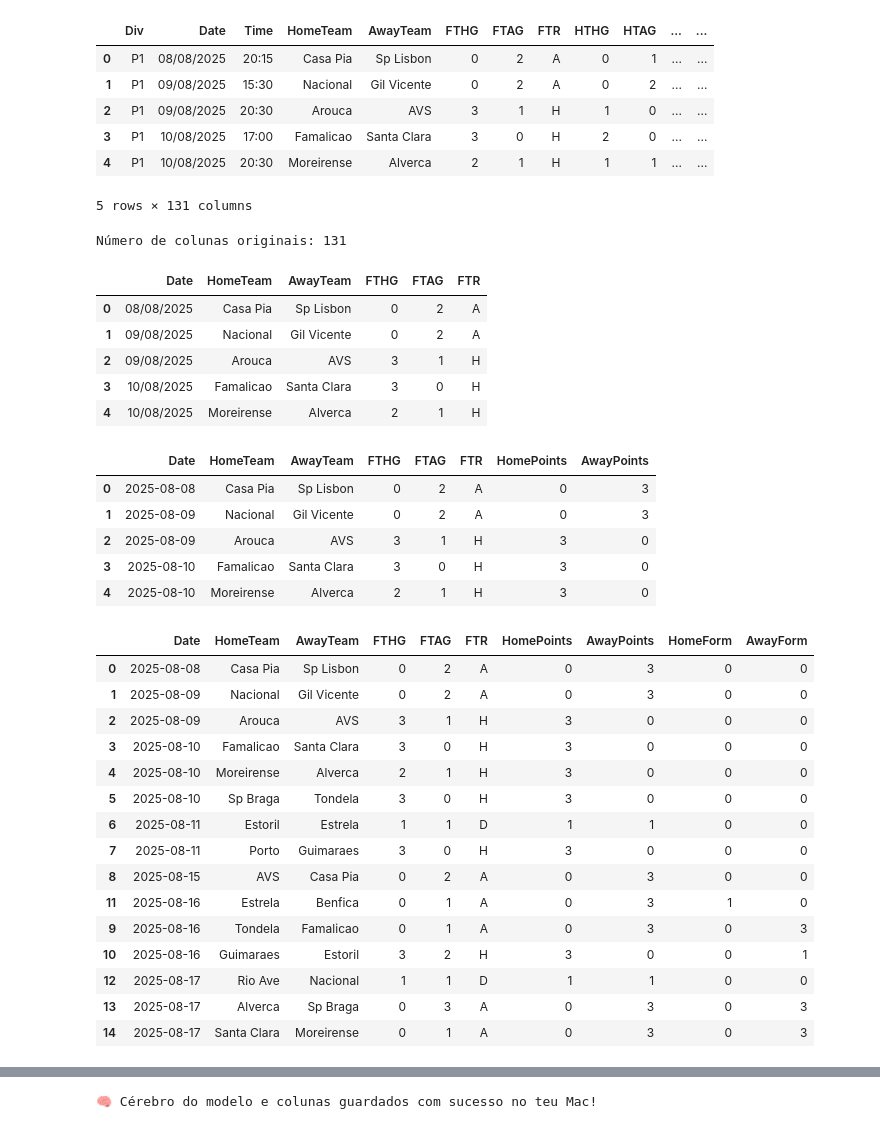
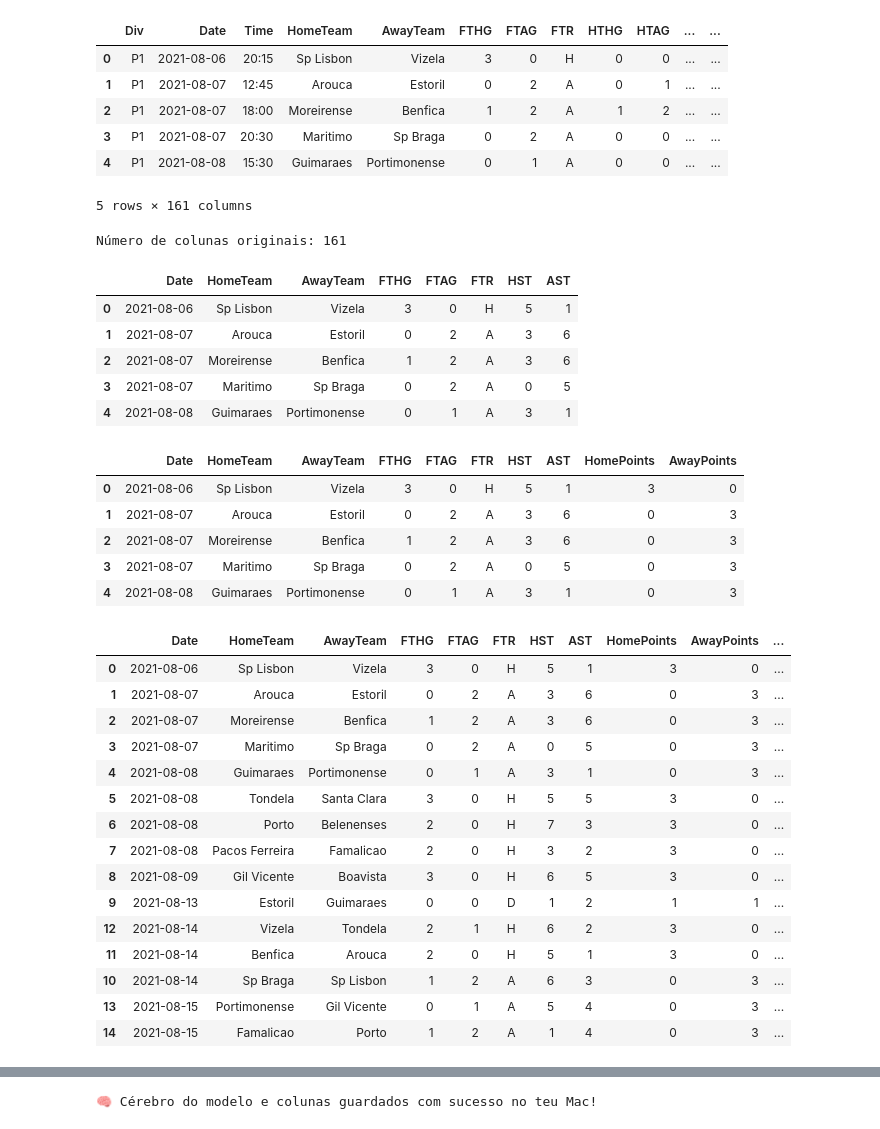
Before and after one commit to guitavares8/Football_ai_Predictor, a Jupyter notebook: 1_analise_exploratoria.ipynb, the cells around one changed output, grey strips where cells are left out. Saved outputs shown, nothing was run; the diff lists cells and outputs as text; code cells hidden in the pictures.

```diff
--- a/1_analise_exploratoria.ipynb
+++ b/1_analise_exploratoria.ipynb
@@ -1,22 +1,22 @@
 # %%
 import pandas as pd
 
-df = pd.read_csv('data/P1.csv')
+df = pd.read_csv('data/P1_Mestre_5epocas.csv')
 
 df.head()
 # %% [output]
 |  | Div | Date | Time | HomeTeam | AwayTeam | FTHG | FTAG | FTR | HTHG | HTAG | ... | ... |
-| 0 | P1 | 08/08/2025 | 20:15 | Casa Pia | Sp Lisbon | 0 | 2 | A | 0 | 1 | ... | ... |
-| 1 | P1 | 09/08/2025 | 15:30 | Nacional | Gil Vicente | 0 | 2 | A | 0 | 2 | ... | ... |
-| 2 | P1 | 09/08/2025 | 20:30 | Arouca | AVS | 3 | 1 | H | 1 | 0 | ... | ... |
-| 3 | P1 | 10/08/2025 | 17:00 | Famalicao | Santa Clara | 3 | 0 | H | 2 | 0 | ... | ... |
-| 4 | P1 | 10/08/2025 | 20:30 | Moreirense | Alverca | 2 | 1 | H | 1 | 1 | ... | ... |
+| 0 | P1 | 2021-08-06 | 20:15 | Sp Lisbon | Vizela | 3 | 0 | H | 0 | 0 | ... | ... |
+| 1 | P1 | 2021-08-07 | 12:45 | Arouca | Estoril | 0 | 2 | A | 0 | 1 | ... | ... |
+| 2 | P1 | 2021-08-07 | 18:00 | Moreirense | Benfica | 1 | 2 | A | 1 | 2 | ... | ... |
+| 3 | P1 | 2021-08-07 | 20:30 | Maritimo | Sp Braga | 0 | 2 | A | 0 | 0 | ... | ... |
+| 4 | P1 | 2021-08-08 | 15:30 | Guimaraes | Portimonense | 0 | 1 | A | 0 | 0 | ... | ... |
-5 rows × 131 columns
+5 rows × 161 columns
 # %%
 
 print("Número de colunas originais:", len(df.columns))
 
-colunas_importantes = ['Date', 'HomeTeam', 'AwayTeam', 'FTHG', 'FTAG', 'FTR']
+colunas_importantes = ['Date', 'HomeTeam', 'AwayTeam', 'FTHG', 'FTAG', 'FTR', 'HST', 'AST']
 
 
 df_limpo = df[colunas_importantes].copy()
@@ -24,51 +24,50 @@ df_limpo = df[colunas_importantes].copy()
 
 df_limpo.head()
 # %% [output]
-Número de colunas originais: 131
+Número de colunas originais: 161
-|  | Date | HomeTeam | AwayTeam | FTHG | FTAG | FTR |
-| 0 | 08/08/2025 | Casa Pia | Sp Lisbon | 0 | 2 | A |
-| 1 | 09/08/2025 | Nacional | Gil Vicente | 0 | 2 | A |
-| 2 | 09/08/2025 | Arouca | AVS | 3 | 1 | H |
-| 3 | 10/08/2025 | Famalicao | Santa Clara | 3 | 0 | H |
-| 4 | 10/08/2025 | Moreirense | Alverca | 2 | 1 | H |
+|  | Date | HomeTeam | AwayTeam | FTHG | FTAG | FTR | HST | AST |
+| 0 | 2021-08-06 | Sp Lisbon | Vizela | 3 | 0 | H | 5 | 1 |
+| 1 | 2021-08-07 | Arouca | Estoril | 0 | 2 | A | 3 | 6 |
+| 2 | 2021-08-07 | Moreirense | Benfica | 1 | 2 | A | 3 | 6 |
+| 3 | 2021-08-07 | Maritimo | Sp Braga | 0 | 2 | A | 0 | 5 |
+| 4 | 2021-08-08 | Guimaraes | Portimonense | 0 | 1 | A | 3 | 1 |
 # %%
 import pandas as pd
 
 
-df_limpo['Date'] = pd.to_datetime(df_limpo['Date'], dayfirst=True)
+df_limpo['Date'] = pd.to_datetime(df_limpo['Date'], format='mixed')
 df_limpo = df_limpo.sort_values(by='Date')
 
 
 def calcula_pontos_casa(resultado):
     if resultado == 'H':
         return 3
     elif resultado == 'D':
         return 1
     else:
         return 0
-
 
 def calcula_pontos_fora(resultado):
     if resultado == 'A':
         return 3
     elif resultado == 'D':
         return 1
     else:
         return 0
 
 
 df_limpo['HomePoints'] = df_limpo['FTR'].apply(calcula_pontos_casa)
 df_limpo['AwayPoints'] = df_limpo['FTR'].apply(calcula_pontos_fora)
 
 
 df_limpo.head()
 # %% [output]
-|  | Date | HomeTeam | AwayTeam | FTHG | FTAG | FTR | HomePoints | AwayPoints |
-| 0 | 2025-08-08 | Casa Pia | Sp Lisbon | 0 | 2 | A | 0 | 3 |
-| 1 | 2025-08-09 | Nacional | Gil Vicente | 0 | 2 | A | 0 | 3 |
-| 2 | 2025-08-09 | Arouca | AVS | 3 | 1 | H | 3 | 0 |
-| 3 | 2025-08-10 | Famalicao | Santa Clara | 3 | 0 | H | 3 | 0 |
-| 4 | 2025-08-10 | Moreirense | Alverca | 2 | 1 | H | 3 | 0 |
+|  | Date | HomeTeam | AwayTeam | FTHG | FTAG | FTR | HST | AST | HomePoints | AwayPoints |
+| 0 | 2021-08-06 | Sp Lisbon | Vizela | 3 | 0 | H | 5 | 1 | 3 | 0 |
+| 1 | 2021-08-07 | Arouca | Estoril | 0 | 2 | A | 3 | 6 | 0 | 3 |
+| 2 | 2021-08-07 | Moreirense | Benfica | 1 | 2 | A | 3 | 6 | 0 | 3 |
+| 3 | 2021-08-07 | Maritimo | Sp Braga | 0 | 2 | A | 0 | 5 | 0 | 3 |
+| 4 | 2021-08-08 | Guimaraes | Portimonense | 0 | 1 | A | 3 | 1 | 0 | 3 |
 # %%
 
 df_limpo['HomeForm'] = 0
@@ -99,22 +98,22 @@ for index, row in df_limpo.iterrows():
 
 df_limpo.head(15)
 # %% [output]
-|  | Date | HomeTeam | AwayTeam | FTHG | FTAG | FTR | HomePoints | AwayPoints | HomeForm | AwayForm |
-| 0 | 2025-08-08 | Casa Pia | Sp Lisbon | 0 | 2 | A | 0 | 3 | 0 | 0 |
-| 1 | 2025-08-09 | Nacional | Gil Vicente | 0 | 2 | A | 0 | 3 | 0 | 0 |
-| 2 | 2025-08-09 | Arouca | AVS | 3 | 1 | H | 3 | 0 | 0 | 0 |
-| 3 | 2025-08-10 | Famalicao | Santa Clara | 3 | 0 | H | 3 | 0 | 0 | 0 |
-| 4 | 2025-08-10 | Moreirense | Alverca | 2 | 1 | H | 3 | 0 | 0 | 0 |
-| 5 | 2025-08-10 | Sp Braga | Tondela | 3 | 0 | H | 3 | 0 | 0 | 0 |
-| 6 | 2025-08-11 | Estoril | Estrela | 1 | 1 | D | 1 | 1 | 0 | 0 |
-| 7 | 2025-08-11 | Porto | Guimaraes | 3 | 0 | H | 3 | 0 | 0 | 0 |
-| 8 | 2025-08-15 | AVS | Casa Pia | 0 | 2 | A | 0 | 3 | 0 | 0 |
-| 11 | 2025-08-16 | Estrela | Benfica | 0 | 1 | A | 0 | 3 | 1 | 0 |
-| 9 | 2025-08-16 | Tondela | Famalicao | 0 | 1 | A | 0 | 3 | 0 | 3 |
-| 10 | 2025-08-16 | Guimaraes | Estoril | 3 | 2 | H | 3 | 0 | 0 | 1 |
-| 12 | 2025-08-17 | Rio Ave | Nacional | 1 | 1 | D | 1 | 1 | 0 | 0 |
-| 13 | 2025-08-17 | Alverca | Sp Braga | 0 | 3 | A | 0 | 3 | 0 | 3 |
-| 14 | 2025-08-17 | Santa Clara | Moreirense | 0 | 1 | A | 0 | 3 | 0 | 3 |
+|  | Date | HomeTeam | AwayTeam | FTHG | FTAG | FTR | HST | AST | HomePoints | AwayPoints | ... |
+| 0 | 2021-08-06 | Sp Lisbon | Vizela | 3 | 0 | H | 5 | 1 | 3 | 0 | ... |
+| 1 | 2021-08-07 | Arouca | Estoril | 0 | 2 | A | 3 | 6 | 0 | 3 | ... |
+| 2 | 2021-08-07 | Moreirense | Benfica | 1 | 2 | A | 3 | 6 | 0 | 3 | ... |
+| 3 | 2021-08-07 | Maritimo | Sp Braga | 0 | 2 | A | 0 | 5 | 0 | 3 | ... |
+| 4 | 2021-08-08 | Guimaraes | Portimonense | 0 | 1 | A | 3 | 1 | 0 | 3 | ... |
+| 5 | 2021-08-08 | Tondela | Santa Clara | 3 | 0 | H | 5 | 5 | 3 | 0 | ... |
+| 6 | 2021-08-08 | Porto | Belenenses | 2 | 0 | H | 7 | 3 | 3 | 0 | ... |
+| 7 | 2021-08-08 | Pacos Ferreira | Famalicao | 2 | 0 | H | 3 | 2 | 3 | 0 | ... |
+| 8 | 2021-08-09 | Gil Vicente | Boavista | 3 | 0 | H | 6 | 5 | 3 | 0 | ... |
+| 9 | 2021-08-13 | Estoril | Guimaraes | 0 | 0 | D | 1 | 2 | 1 | 1 | ... |
+| 12 | 2021-08-14 | Vizela | Tondela | 2 | 1 | H | 6 | 2 | 3 | 0 | ... |
+| 11 | 2021-08-14 | Benfica | Arouca | 2 | 0 | H | 5 | 1 | 3 | 0 | ... |
+| 10 | 2021-08-14 | Sp Braga | Sp Lisbon | 1 | 2 | A | 6 | 3 | 0 | 3 | ... |
+| 13 | 2021-08-15 | Portimonense | Gil Vicente | 0 | 1 | A | 5 | 4 | 0 | 3 | ... |
+| 14 | 2021-08-15 | Famalicao | Porto | 1 | 2 | A | 1 | 4 | 0 | 3 | ... |
 # %%
 # 1. Definir o nosso Alvo (O que queremos prever)
 y = df_limpo['FTR']
```
Also changed, not shown: parts of 13 cells of this notebook, 5 other files.
